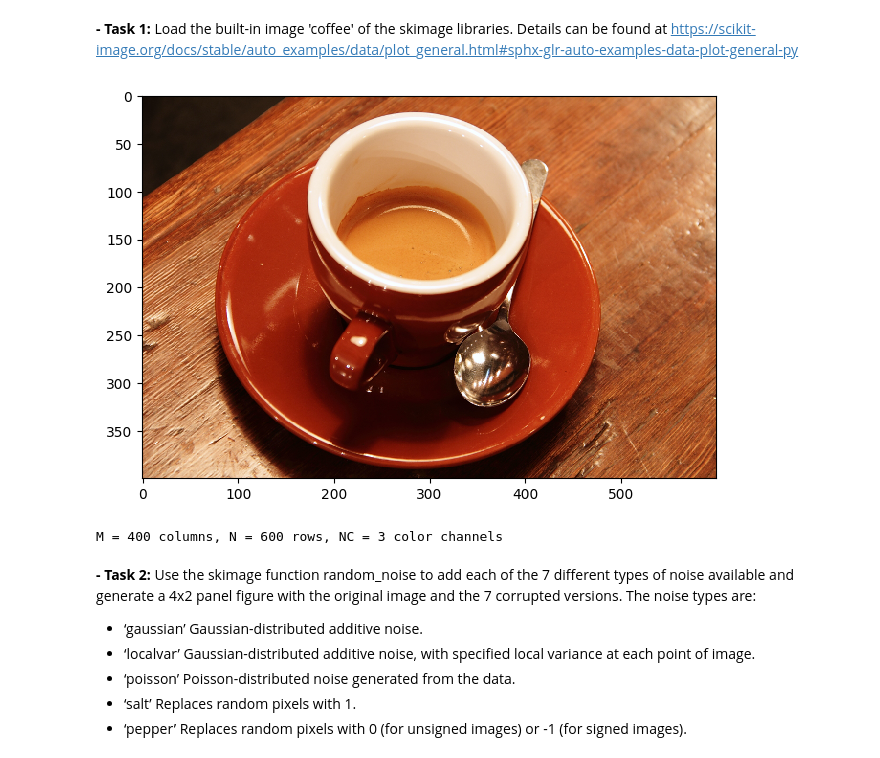
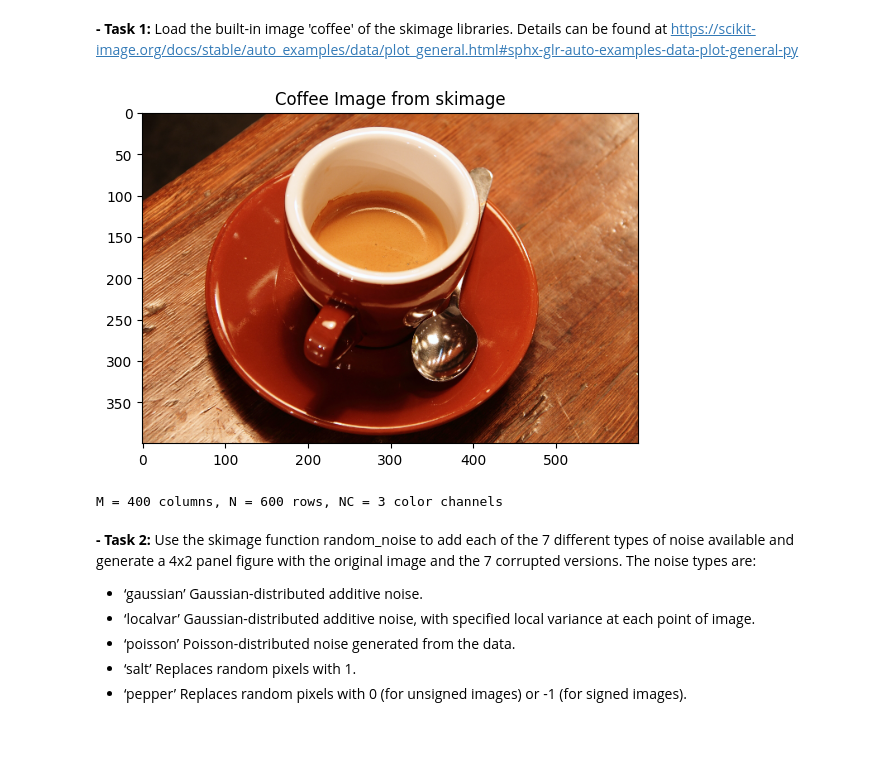
Before and after one commit to Mahsa-Goudarzi/ComputerVision, a Jupyter notebook: M1_Image Processing/Exercise 1.ipynb, the cells around one changed output. Saved outputs shown, nothing was run; the diff lists cells and outputs as text; code cells hidden in the pictures.

Commit message:
Loaded the coffee image

```diff
--- a/M1_Image Processing/Exercise 1.ipynb
+++ b/M1_Image Processing/Exercise 1.ipynb
@@ -19,14 +20,20 @@ Generate a single Python notebook implementing and answering the following quest
 # %% [markdown]
 **- Task 1:** Load the built-in image 'coffee' of the skimage libraries. Details can be found at https://scikit-image.org/docs/stable/auto_examples/data/plot_general.html#sphx-glr-auto-examples-data-plot-general-py
 # %%
+import matplotlib.pyplot as plt
 import skimage as sk # load skimage libraries
-IC = sk.data.coffee() # load a color image from the skimage built-in dataset
-# change colormap to visualize image
-sk.io.imshow(IC) # visualize image using imshow function
-sk.io.show()
-print('M = {} columns, N = {} rows, NC = {} color channels'.format(*IC.shape)) # Print out image size
+from skimage.data import coffee
+
+image = coffee()
+
+# Display the image
+plt.imshow(image)
+plt.title('Coffee Image from skimage')
+plt.show()
+
+print('M = {} columns, N = {} rows, NC = {} color channels'.format(*image.shape)) # Print out image size
 # %% [output]
-[figure, old version]
+[figure, new version]
 M = 400 columns, N = 600 rows, NC = 3 color channels
 # %% [markdown]
 **- Task 2:** Use the skimage function random_noise to add each of the 7 different types of noise available and generate a 4x2 panel figure with the original image and the 7 corrupted versions. The noise types are:
```
